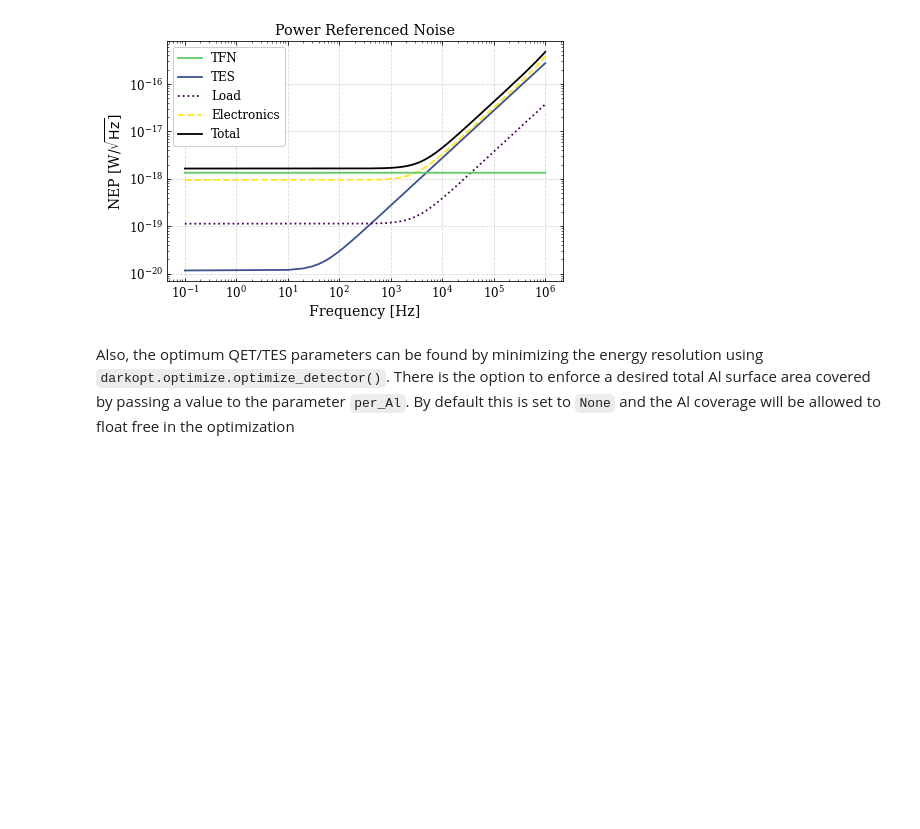
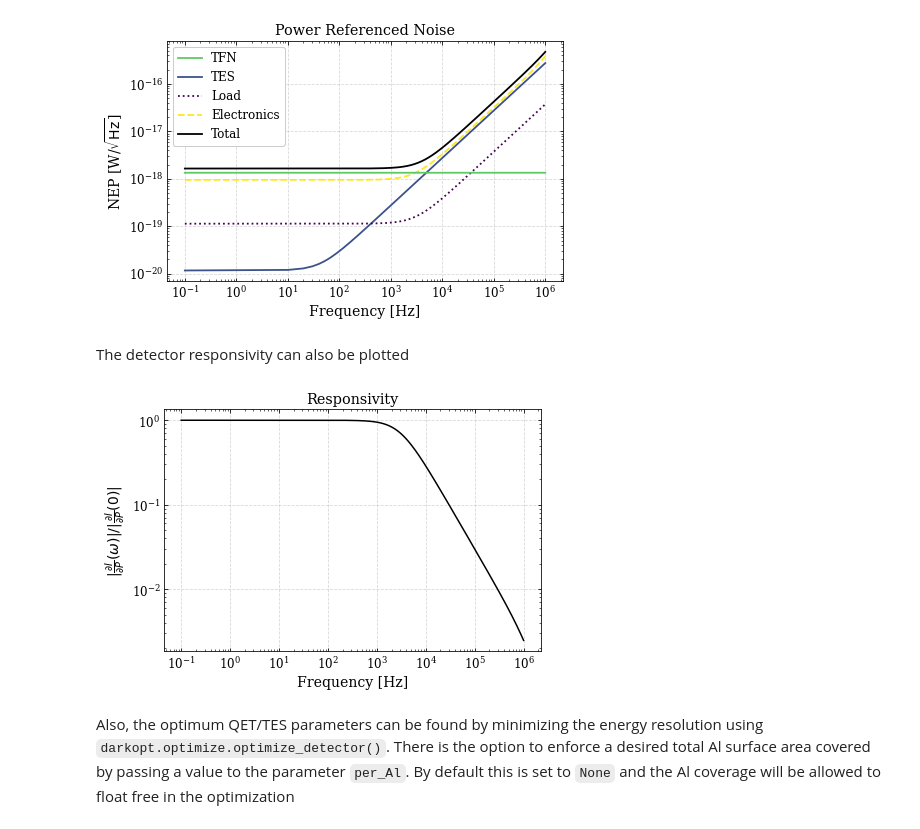
Before and after one commit to spice-herald/DarkOpt, a Jupyter notebook: Examples/example.ipynb, the cells around one changed output. Drawn from its saved outputs; the diff is of its cells as text; code cells hidden in the pictures; blank space fills up the shorter version.

```diff
--- a/Examples/example.ipynb
+++ b/Examples/example.ipynb
@@ -80,6 +80,12 @@ print(f'Expected Energy Resolusion is: {det.calc_res()*1e3:.1f} [meV]')
 Expected Energy Resolusion is: 308.4 [meV]
 [figure]
 [figure]
+# %% [markdown]
+The detector responsivity can also be plotted
+# %%
+det.plot_responsivity()
+# %% [output]
+[figure, added]
 # %% [markdown]
 Also, the optimum QET/TES parameters can be found by minimizing the energy resolution using `darkopt.optimize.optimize_detector()`. There is the option to enforce a desired total Al surface area covered by passing a value to the parameter `per_Al`. By default this is set to `None` and the Al coverage will be allowed to float free in the optimization
 # %%
```
Also changed, not shown: 1 other file.
